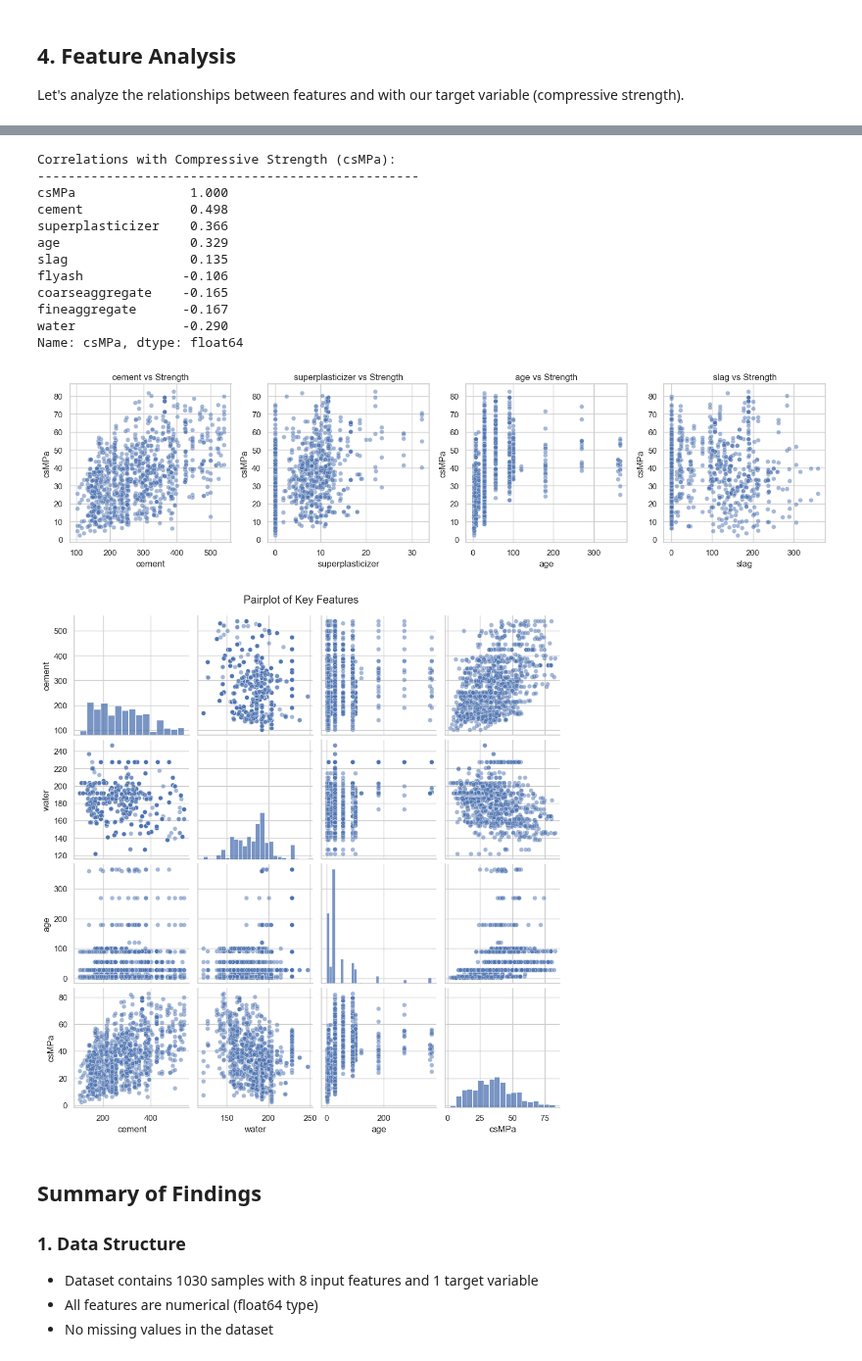
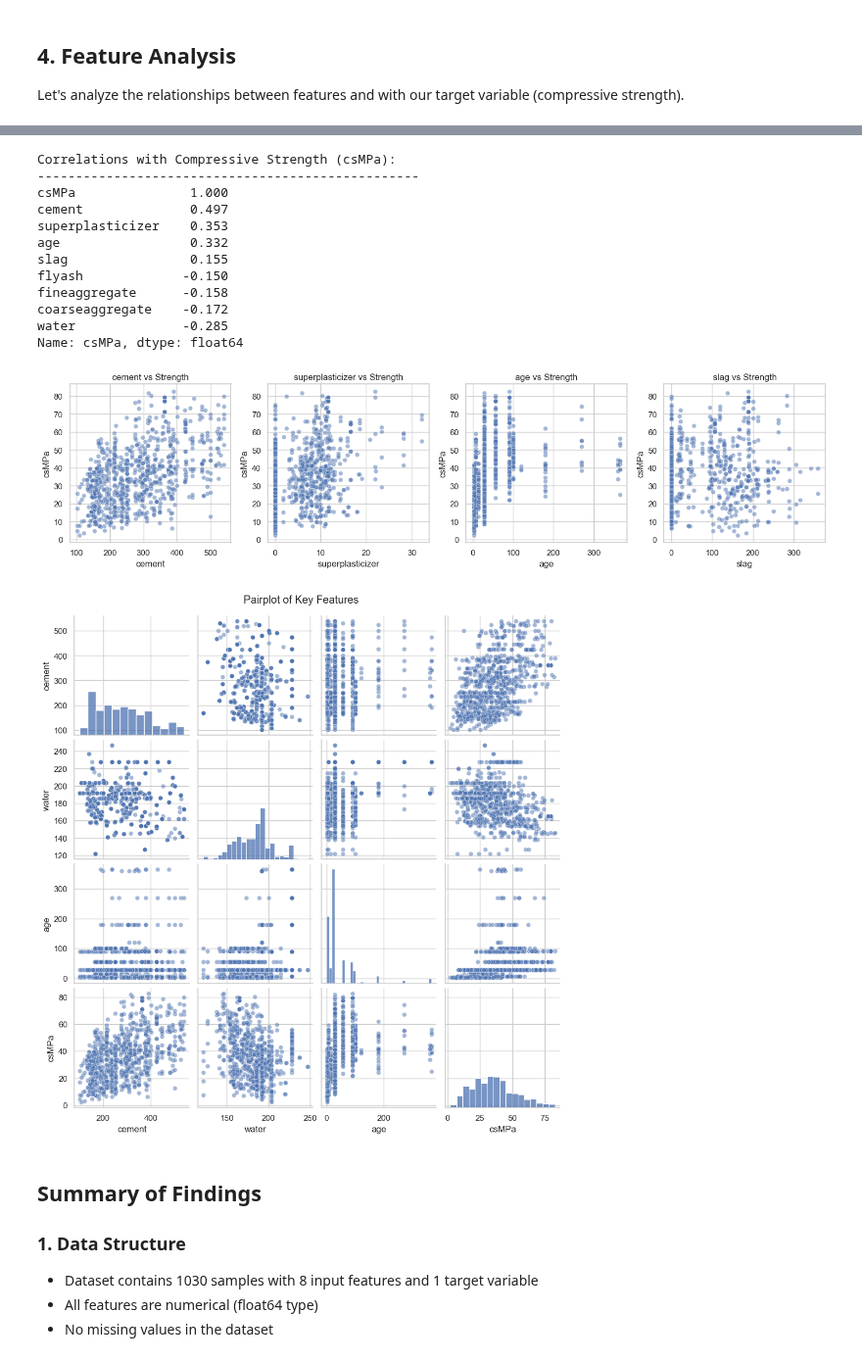
Before and after one commit to alireza-a9024/concrete-strength, a Jupyter notebook: notebooks/2_data_understanding.ipynb, the cells around one changed output, grey strips where cells are left out. Shown at 98% size. Cells and saved outputs as stored; diff of their text form; code cells hidden in the pictures.

```diff
--- a/notebooks/2_data_understanding.ipynb
+++ b/notebooks/2_data_understanding.ipynb
@@ -128,6 +128,20 @@ Let's examine the statistical properties of our dataset to understand:
 - Central tendencies
 - Value ranges and spread
 - Potential patterns in the data
+# %%
+# we split the data into train and test sets.
+from sklearn.model_selection import train_test_split
+
+# Split the data into train and test sets
+train_set, test_set = train_test_split(df, test_size=0.2, random_state=42)
+
+#save the train and test sets to csv files and check if the path exists before saving
+import os
+output_dir = '../data/interim/'
+if not os.path.exists(output_dir):
+    os.makedirs(output_dir)
+train_set.to_csv(os.path.join(output_dir, 'train_set.csv'), index=False)
+test_set.to_csv(os.path.join(output_dir, 'test_set.csv'), index=False)
 # %%
 # Calculate descriptive statistics
 print("Descriptive Statistics:")
@@ -311,7 +331,7 @@ Let's analyze the relationships between features and with our target variable (c
 # %%
 # Correlation Analysis
 plt.figure(figsize=(12, 10))
-correlation_matrix = df.corr()
+correlation_matrix = train_set.corr()
 sns.heatmap(correlation_matrix,
             annot=True,
             cmap='coolwarm',
@@ -320,45 +340,45 @@ sns.heatmap(correlation_matrix,
             square=True)
 plt.title('Correlation Matrix of Features')
 plt.tight_layout()
 plt.show()
 
 # Print strongest correlations with compressive strength
 print("\nCorrelations with Compressive Strength (csMPa):")
 print("-" * 50)
 strength_correlations = correlation_matrix['csMPa'].sort_values(ascending=False)
 print(strength_correlations)
 
 # Scatter plots of top correlated features with strength
 top_features = strength_correlations[1:5].index  # Exclude csMPa itself
 plt.figure(figsize=(15, 4))
 for i, feature in enumerate(top_features, 1):
     plt.subplot(1, 4, i)
-    sns.scatterplot(data=df, x=feature, y='csMPa', alpha=0.5)
+    sns.scatterplot(data=train_set, x=feature, y='csMPa', alpha=0.5)
     plt.title(f'{feature} vs Strength')
 plt.tight_layout()
 plt.show()
 
 # Pairplot of the most important features
 important_features = ['cement', 'water', 'age', 'csMPa']
-sns.pairplot(df[important_features], plot_kws={'alpha':0.5})
+sns.pairplot(train_set[important_features], plot_kws={'alpha':0.5})
 plt.suptitle('Pairplot of Key Features', y=1.02)
 plt.show()
 # %% [output]
 [figure]
 Correlations with Compressive Strength (csMPa):
 --------------------------------------------------
 csMPa               1.000
-cement              0.498
-superplasticizer    0.366
-age                 0.329
-slag                0.135
-flyash             -0.106
-coarseaggregate    -0.165
-fineaggregate      -0.167
-water              -0.290
+cement              0.497
+superplasticizer    0.353
+age                 0.332
+slag                0.155
+flyash             -0.150
+fineaggregate      -0.158
+coarseaggregate    -0.172
+water              -0.285
 Name: csMPa, dtype: float64
-[figure, old version]
+[figure, new version]
-[figure, old version]
+[figure, new version]
 # %% [markdown]
 ## Summary of Findings
 
```
Also changed, not shown: parts of 3 cells of this notebook, 1 other file.
